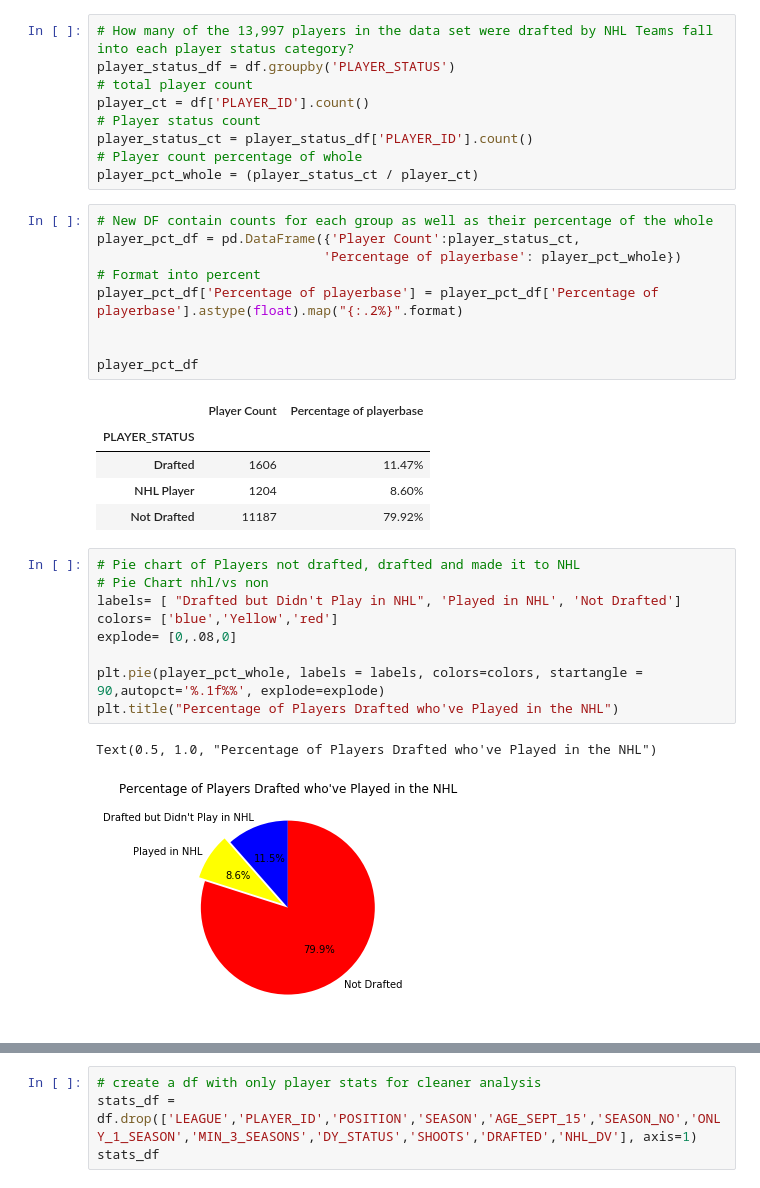
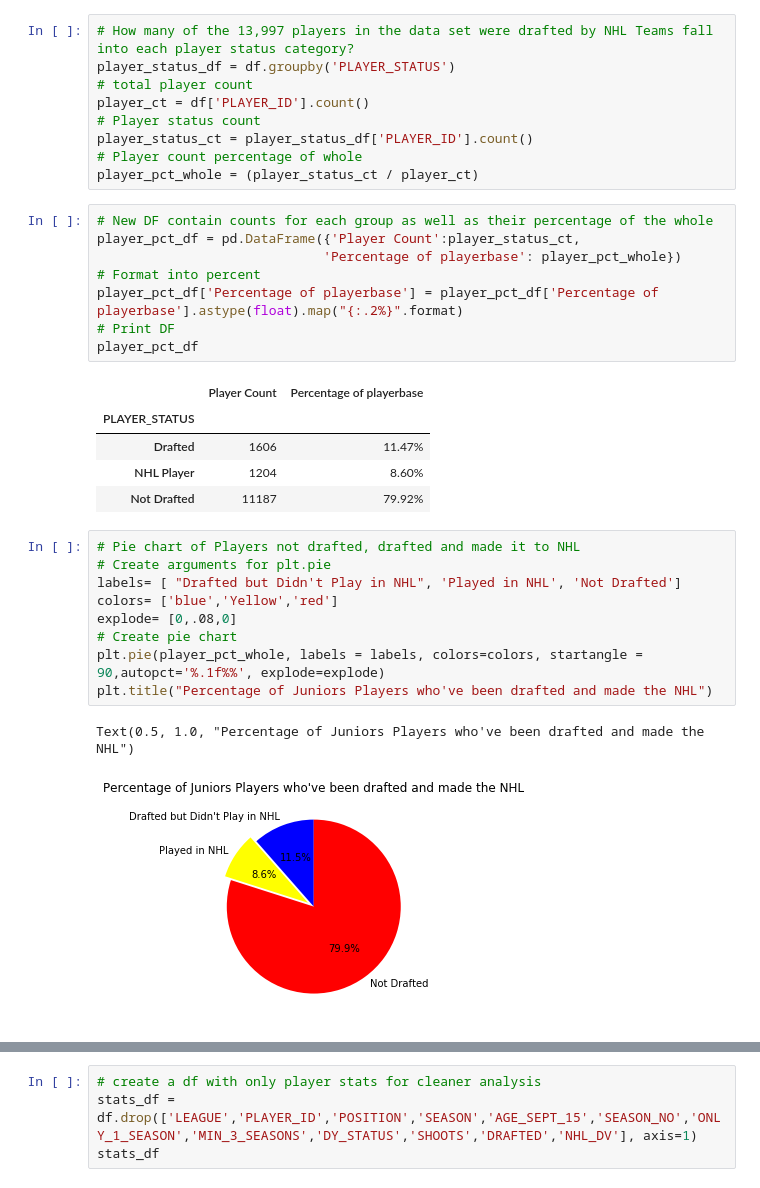
Before and after one commit to kstradinger/Junior-Hockey-Analysis, a Jupyter notebook: Juniors_analysis.ipynb, the cells around one changed output, grey strips where cells are left out. Cells and saved outputs as stored; diff of their text form.

```diff
--- a/Juniors_analysis.ipynb
+++ b/Juniors_analysis.ipynb
@@ -86,8 +86,7 @@ player_pct_df = pd.DataFrame({'Player Count':player_status_ct,
                              'Percentage of playerbase': player_pct_whole})
 # Format into percent
 player_pct_df['Percentage of playerbase'] = player_pct_df['Percentage of playerbase'].astype(float).map("{:.2%}".format)
-
-
+# Print DF
 player_pct_df
 # %% [output]
 |  | Player Count | Percentage of playerbase |
@@ -97,13 +96,13 @@ player_pct_df
 | Not Drafted | 11187 | 79.92% |
 # %%
 # Pie chart of Players not drafted, drafted and made it to NHL
-# Pie Chart nhl/vs non
+# Create arguments for plt.pie
 labels= [ "Drafted but Didn't Play in NHL", 'Played in NHL', 'Not Drafted']
 colors= ['blue','Yellow','red']
 explode= [0,.08,0]
-
+# Create pie chart
 plt.pie(player_pct_whole, labels = labels, colors=colors, startangle = 90,autopct='%.1f%%', explode=explode)
-plt.title("Percentage of Players Drafted who've Played in the NHL")
+plt.title("Percentage of Juniors Players who've been drafted and made the NHL")
 # %% [output]
-Text(0.5, 1.0, "Percentage of Players Drafted who've Played in the NHL")
+Text(0.5, 1.0, "Percentage of Juniors Players who've been drafted and made the NHL")
-[figure, old version]
+[figure, new version]
```
Also changed, not shown: parts of 1 cell of this notebook.
